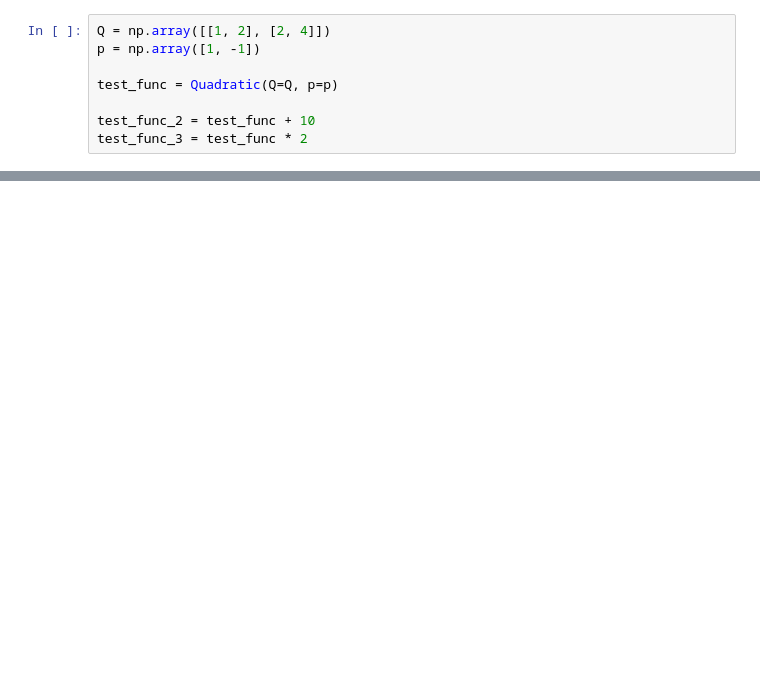
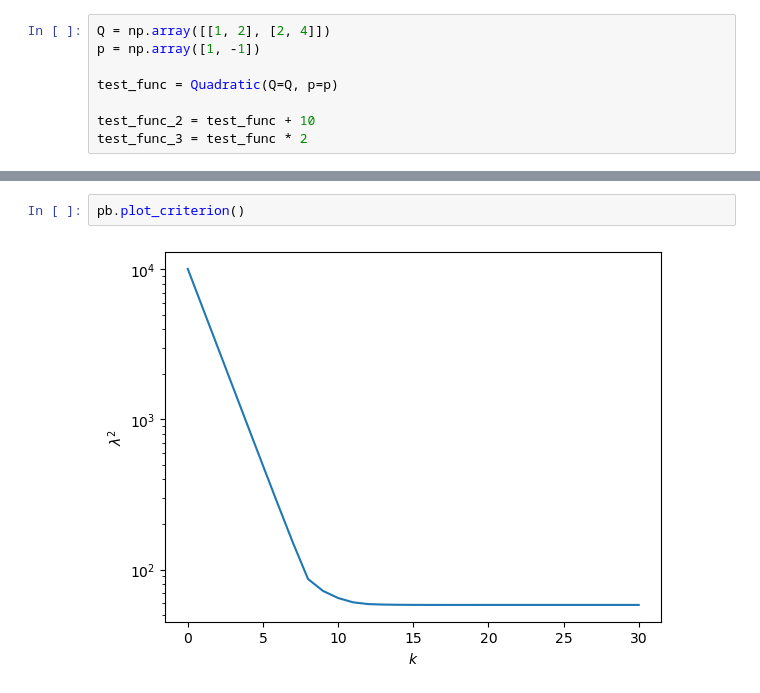
Before and after one commit to gwatkinson/ConvexOptimisationHW3, a Jupyter notebook: test.ipynb, the cells around one changed output, grey strips where cells are left out. Cells and saved outputs as stored; diff of their text form; blank space fills up the shorter version.

```diff
--- a/test.ipynb
+++ b/test.ipynb
@@ -134,0 +129,4 @@ y.shape
+# %%
+pb.plot_criterion()
+# %% [output]
+[figure, added]
```
Also changed, not shown: parts of 36 cells of this notebook, 1 other file.
